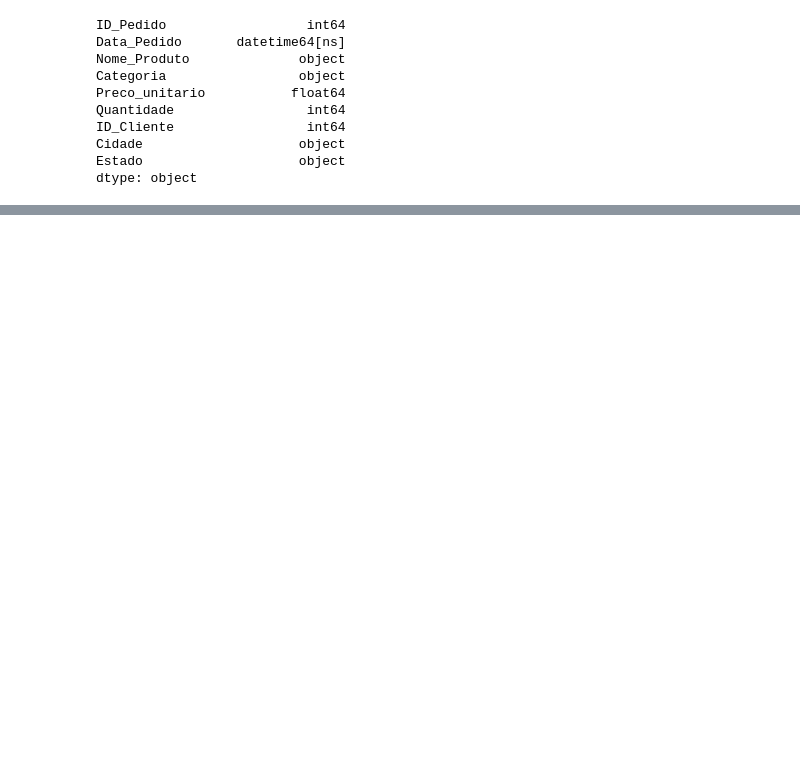
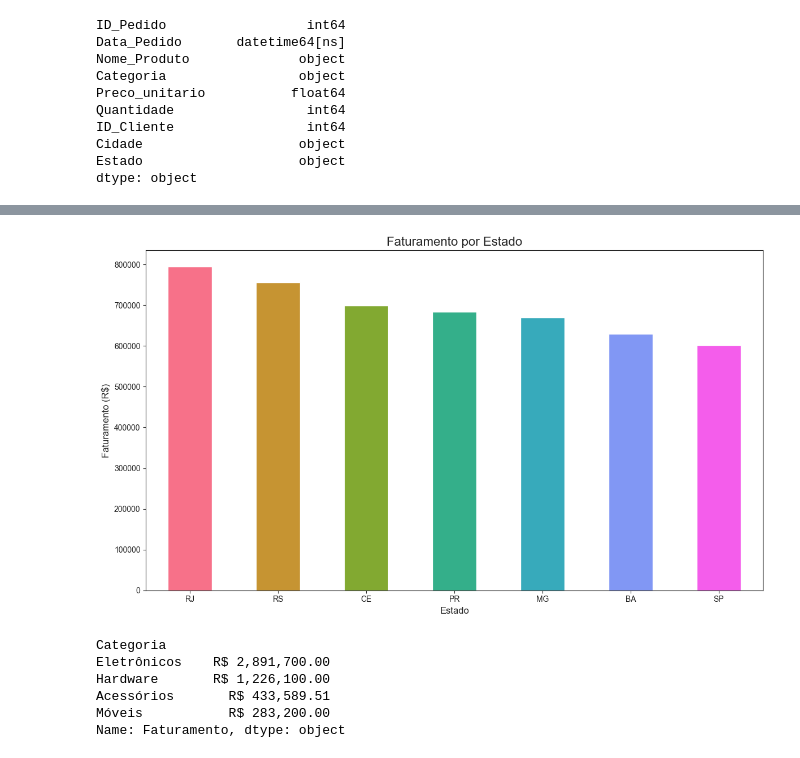
Before and after one commit to MarlonSouSiq/MarSoftware, a Jupyter notebook: MiniProjeto1.ipynb, the cells around one changed output, grey strips where cells are left out. Drawn from its saved outputs; the diff is of its cells as text; code cells hidden in the pictures; blank space fills up the shorter version.

```diff
--- a/MiniProjeto1.ipynb
+++ b/MiniProjeto1.ipynb
@@ -226,0 +339,3 @@ plt.show()
+# %%
+# Agrupa por estado e soma o faturamento
+vendas_estado=df_vendas.groupby('Estado')['Faturamento'].sum().sort_values(ascending=False)
@@ -226,0 +355,28 @@ plt.show()
+# %%
+# Cria uma figura com tamanho de 12 x 7 polegadas
+plt.figure(figsize=(12,7))
+
+# Plota os dados de tauramento por estado em formato de grafico de barras
+# Ysando a paleta de cores 'rocket" do siborn
+
+vendas_estado.plot(kind='bar', color = sns.color_palette("husl",7))
+
+#Define o titulo do grafico com fonte 16
+plt.title('Faturamento por Estado', fontsize=16)
+#Define eixo x
+plt.xlabel('Estado',fontsize=12)
+
+#Define eixo y
+plt.ylabel('Faturamento (R$)',fontsize=12)
+
+
+# Mantem os rotulos do eixo x na horizontal, sem rotação
+plt.xticks(rotation=0)
+
+# Ajusta automaticamente os elementos do grafico para evitar sobreposição
+plt.tight_layout()
+
+# Exibe o grafico
+plt.show()
+# %% [output]
+[figure, added]
@@ -226,0 +386,10 @@ plt.show()
+# %%
+# o .map('{:,.2f}'.format) é opcioal, mas deixa a visualizaçãodo numero mais clara
+faturamento_categoria.map('R$ {:,.2f}'.format)
+# %% [output]
+Categoria
+Eletrônicos    R$ 2,891,700.00
+Hardware       R$ 1,226,100.00
+Acessórios       R$ 433,589.51
+Móveis           R$ 283,200.00
+Name: Faturamento, dtype: object
```
Also changed, not shown: parts of 22 cells of this notebook, 4 other files.
